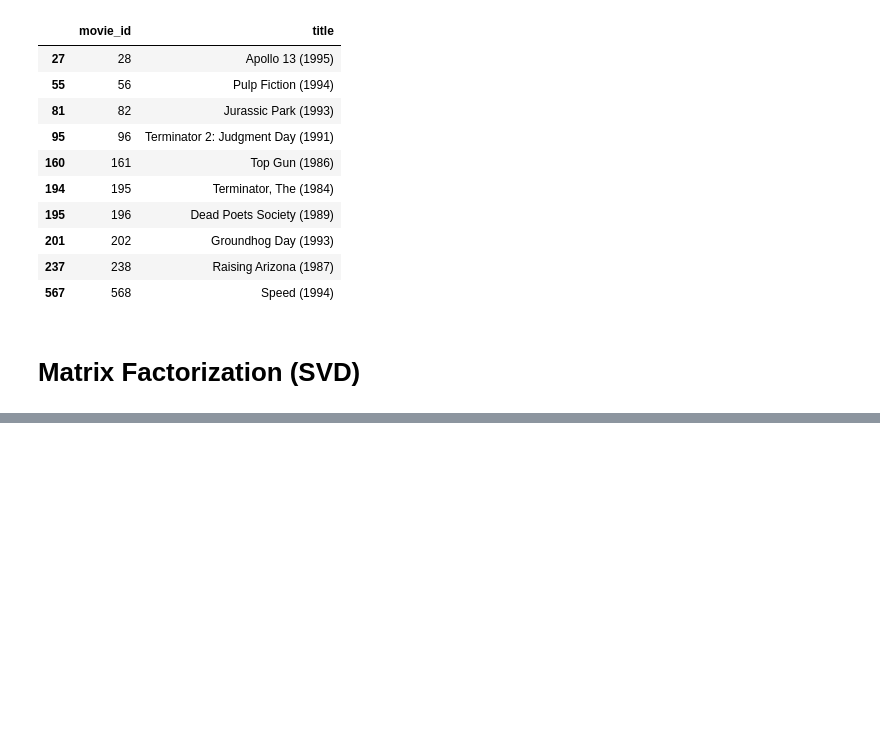
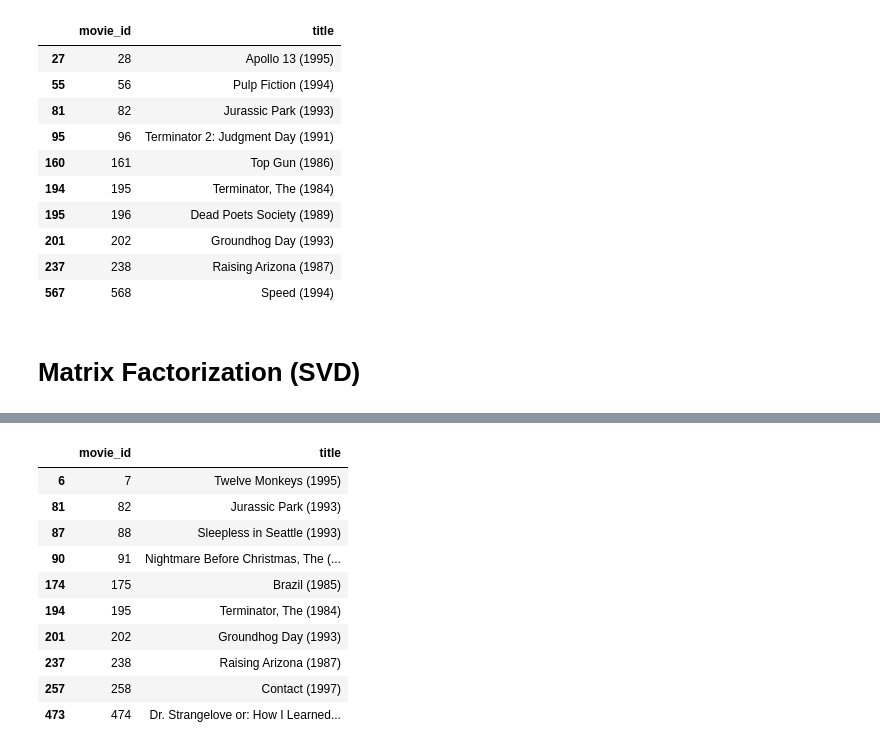
Before and after one commit to KaushalyaDasanayake/movie-recommendations-capstone, a Jupyter notebook: notebook.ipynb, the cells around one changed output, grey strips where cells are left out. Saved outputs shown, nothing was run; the diff lists cells and outputs as text; code cells hidden in the pictures; blank space fills up the shorter version.

```diff
--- a/notebook.ipynb
+++ b/notebook.ipynb
@@ -513,0 +525,24 @@ R_demeaned
+# %%
+def recommend_svd(user_id, n=10):
+    user_ratings = R_pred_df.loc[user_id]
+
+    seen_movies = get_user_seen_movies(user_id)
+    user_ratings = user_ratings.drop(index=seen_movies, errors="ignore")
+
+    top_movies = user_ratings.sort_values(ascending=False).head(n)
+
+    return movies[movies["movie_id"].isin(top_movies.index)]
+# %%
+recommend_svd(5, 10)
+# %% [output]
+|  | movie_id | title |
+| 6 | 7 | Twelve Monkeys (1995) |
+| 81 | 82 | Jurassic Park (1993) |
+| 87 | 88 | Sleepless in Seattle (1993) |
+| 90 | 91 | Nightmare Before Christmas, The (... |
+| 174 | 175 | Brazil (1985) |
+| 194 | 195 | Terminator, The (1984) |
+| 201 | 202 | Groundhog Day (1993) |
+| 237 | 238 | Raising Arizona (1987) |
+| 257 | 258 | Contact (1997) |
+| 473 | 474 | Dr. Strangelove or: How I Learned... |
```
Also changed, not shown: parts of 9 cells of this notebook, 1 other file.
